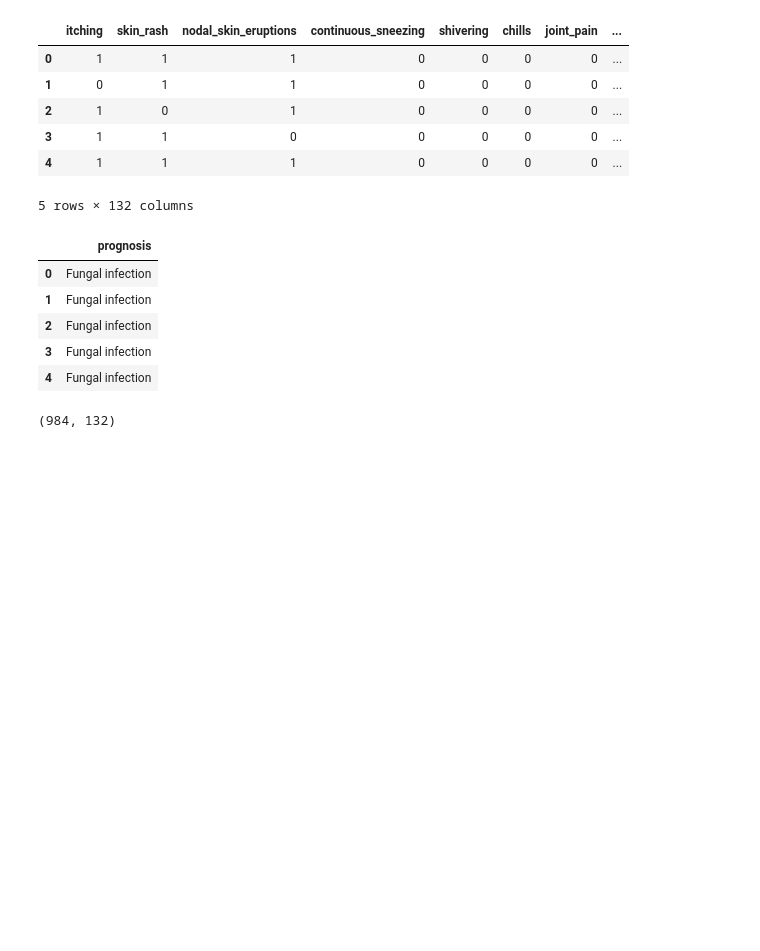
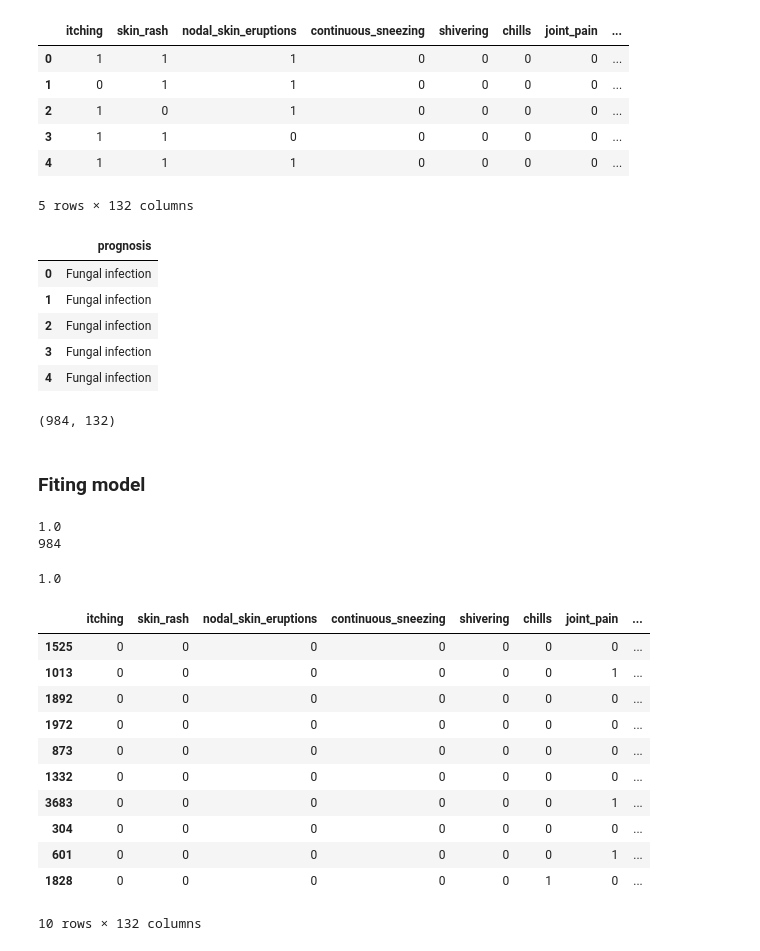
Before and after one commit to NimaMeghdadi/Disease_Prediction_And_Drug_Recommendation, a Jupyter notebook: smart_doctor.ipynb, the cells around one changed output. Saved outputs shown, nothing was run; the diff lists cells and outputs as text; code cells hidden in the pictures; blank space fills up the shorter version.

```diff
--- a/smart_doctor.ipynb
+++ b/smart_doctor.ipynb
@@ -106,3 +106,5 @@ x_train.shape
 x_test.shape
 # %% [output]
 (984, 132)
+# %% [markdown]
+### Fiting model
@@ -108,0 +117,28 @@ x_test.shape
+# %%
+# Test Model
+from sklearn.metrics import accuracy_score
+y_pred = gnb.predict(x_test)
+print(accuracy_score(y_test, y_pred))
+print(accuracy_score(y_test, y_pred, normalize=False  ))
+# %% [output]
+1.0
+984
+# %%
+gnb.score(x_test, y_test)
+# %% [output]
+1.0
+# %%
+x_test.head(10)
+# %% [output]
+|  | itching | skin_rash | nodal_skin_eruptions | continuous_sneezing | shivering | chills | joint_pain | ... |
+| 1525 | 0 | 0 | 0 | 0 | 0 | 0 | 0 | ... |
+| 1013 | 0 | 0 | 0 | 0 | 0 | 0 | 1 | ... |
+| 1892 | 0 | 0 | 0 | 0 | 0 | 0 | 0 | ... |
+| 1972 | 0 | 0 | 0 | 0 | 0 | 0 | 0 | ... |
+| 873 | 0 | 0 | 0 | 0 | 0 | 0 | 0 | ... |
+| 1332 | 0 | 0 | 0 | 0 | 0 | 0 | 0 | ... |
+| 3683 | 0 | 0 | 0 | 0 | 0 | 0 | 1 | ... |
+| 304 | 0 | 0 | 0 | 0 | 0 | 0 | 0 | ... |
+| 601 | 0 | 0 | 0 | 0 | 0 | 0 | 1 | ... |
+| 1828 | 0 | 0 | 0 | 0 | 0 | 1 | 0 | ... |
+10 rows × 132 columns
```
Also changed, not shown: parts of 22 cells of this notebook, 2 other files.
